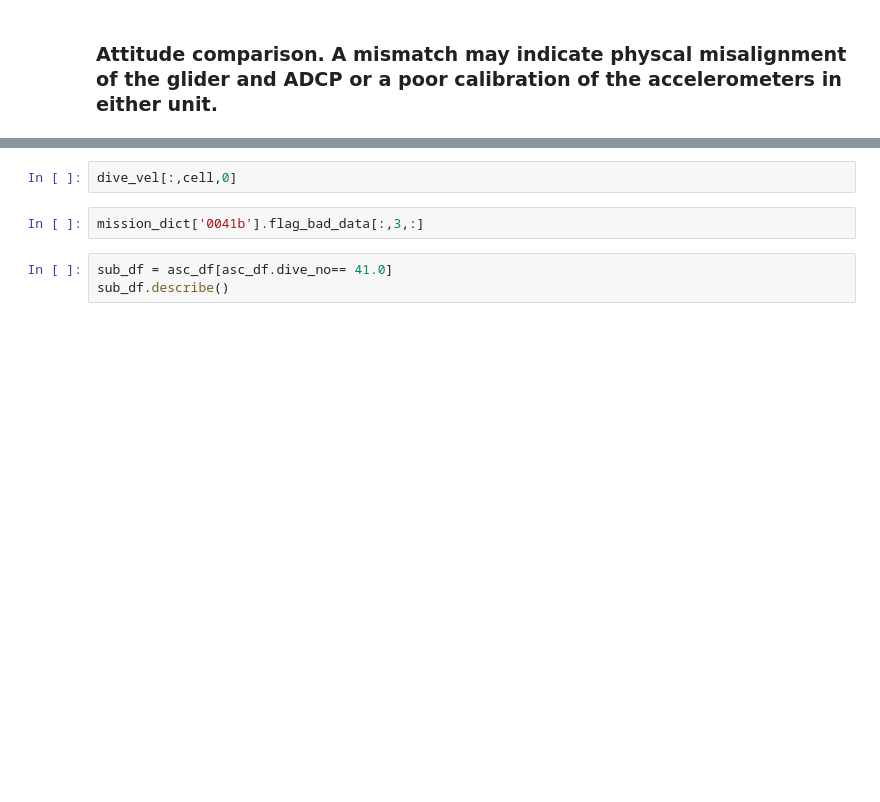
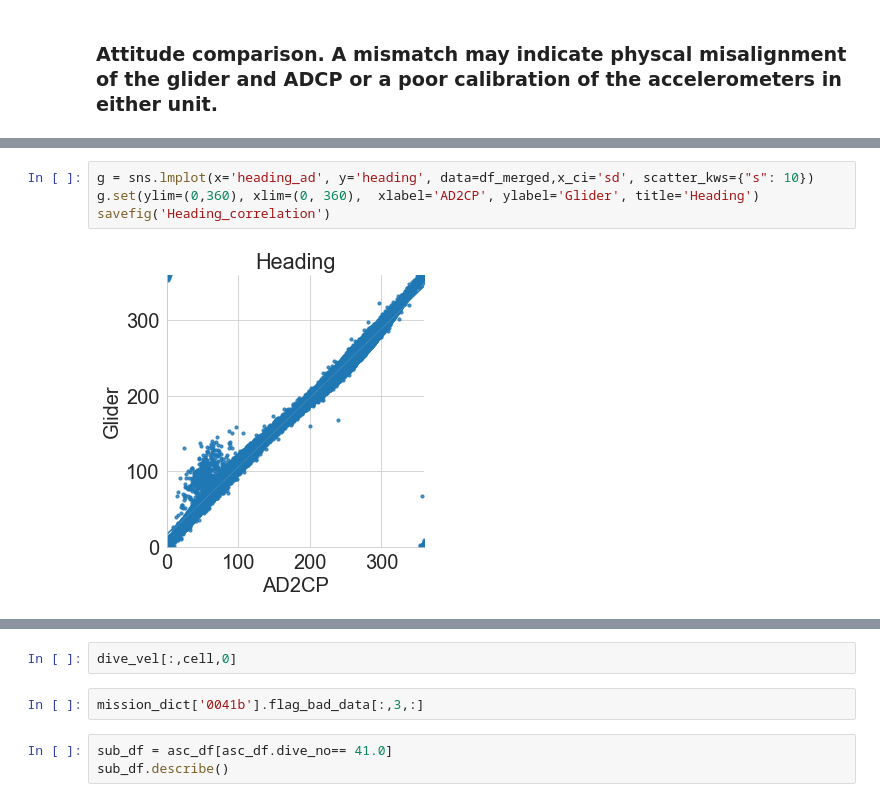
Before and after one commit to callumrollo/adcp-glider, a Jupyter notebook: notebooks/explore_data.ipynb, the cells around one changed output, grey strips where cells are left out. Saved outputs shown, nothing was run; the diff lists cells and outputs as text; blank space fills up the shorter version.

```diff
--- a/notebooks/explore_data.ipynb
+++ b/notebooks/explore_data.ipynb
@@ -174,3 +239,9 @@ savefig('attitude_glider_vs_adcp')
+# %%
+g = sns.lmplot(x='heading_ad', y='heading', data=df_merged,x_ci='sd', scatter_kws={"s": 10})
+g.set(ylim=(0,360), xlim=(0, 360),  xlabel='AD2CP', ylabel='Glider', title='Heading')
+savefig('Heading_correlation')
+# %% [output]
+[figure, added]
 # %%
 glider_av_df = glider_df.groupby('dive', as_index=False).mean()
 glider_av_df
```
Also changed, not shown: parts of 22 cells of this notebook, 5 other files.
